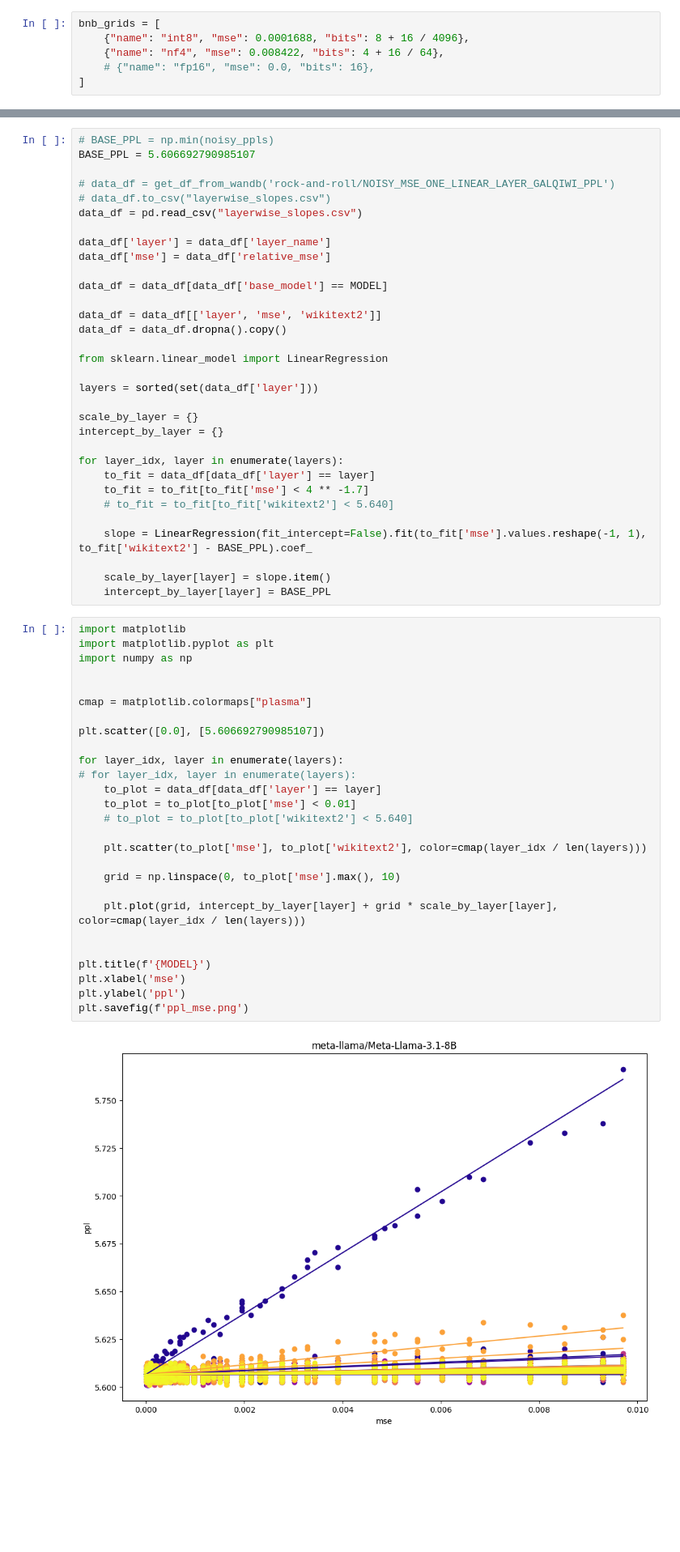
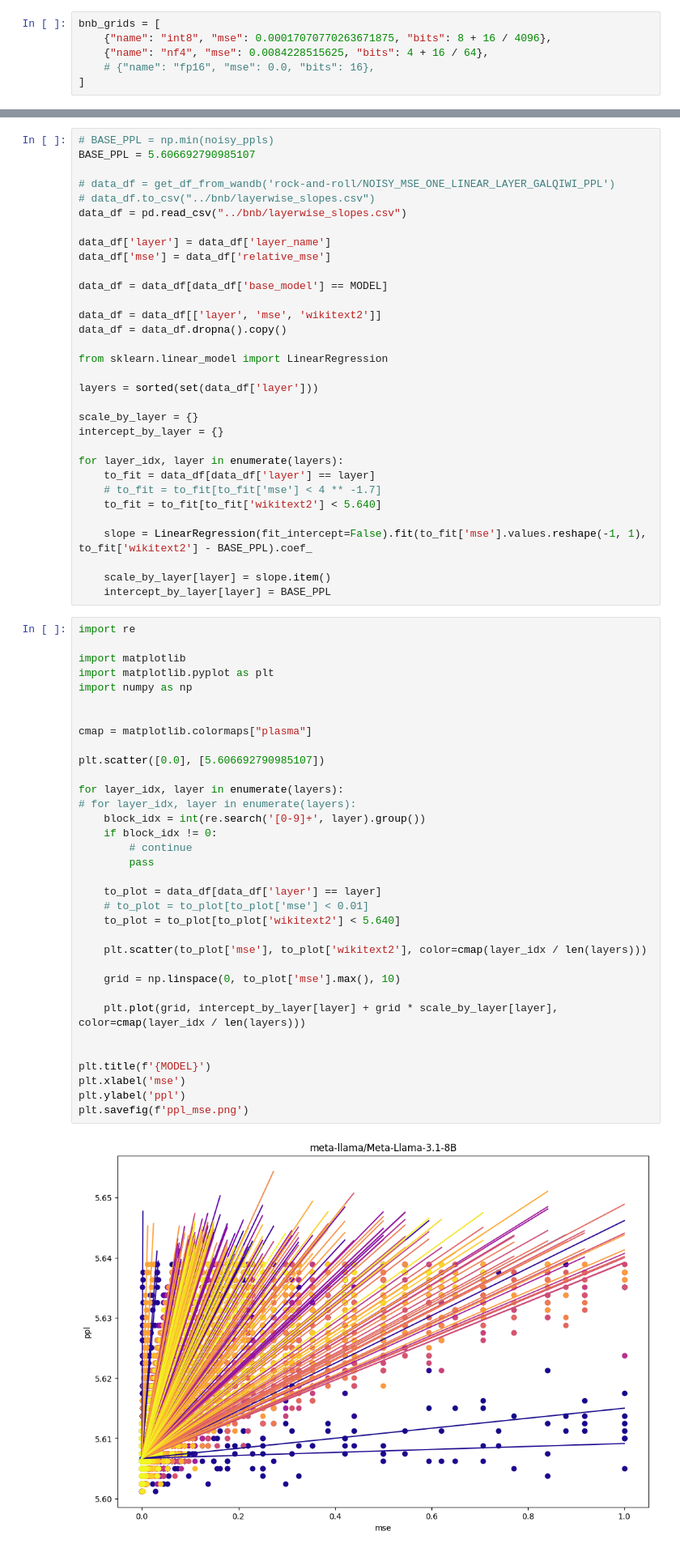
Before and after one commit to galqiwi/linear-layer-compression, a Jupyter notebook: Andrei/gptq/plots.ipynb, the cells around one changed output, grey strips where cells are left out. Shown at 81% size. Drawn from its saved outputs; the diff is of its cells as text; blank space fills up the shorter version.

Commit message:
Plots match

```diff
--- a/Andrei/gptq/plots.ipynb
+++ b/Andrei/gptq/plots.ipynb
@@ -408,8 +413,8 @@ with torch.no_grad():
     ]
 # %%
 bnb_grids = [
-    {"name": "int8", "mse": 0.0001688, "bits": 8 + 16 / 4096},
-    {"name": "nf4", "mse": 0.008422, "bits": 4 + 16 / 64},
+    {"name": "int8", "mse": 0.00017070770263671875, "bits": 8 + 16 / 4096},
+    {"name": "nf4", "mse": 0.0084228515625, "bits": 4 + 16 / 64},
     # {"name": "fp16", "mse": 0.0, "bits": 16},
 ]
 # %%
@@ -1068,8 +987,8 @@ data_df
 BASE_PPL = 5.606692790985107
 
 # data_df = get_df_from_wandb('rock-and-roll/NOISY_MSE_ONE_LINEAR_LAYER_GALQIWI_PPL')
-# data_df.to_csv("layerwise_slopes.csv")
-data_df = pd.read_csv("layerwise_slopes.csv")
+# data_df.to_csv("../bnb/layerwise_slopes.csv")
+data_df = pd.read_csv("../bnb/layerwise_slopes.csv")
 
 data_df['layer'] = data_df['layer_name']
 data_df['mse'] = data_df['relative_mse']
@@ -1088,42 +1007,49 @@ intercept_by_layer = {}
 
 for layer_idx, layer in enumerate(layers):
     to_fit = data_df[data_df['layer'] == layer]
-    to_fit = to_fit[to_fit['mse'] < 4 ** -1.7]
-    # to_fit = to_fit[to_fit['wikitext2'] < 5.640]
+    # to_fit = to_fit[to_fit['mse'] < 4 ** -1.7]
+    to_fit = to_fit[to_fit['wikitext2'] < 5.640]
 
     slope = LinearRegression(fit_intercept=False).fit(to_fit['mse'].values.reshape(-1, 1), to_fit['wikitext2'] - BASE_PPL).coef_
 
     scale_by_layer[layer] = slope.item()
     intercept_by_layer[layer] = BASE_PPL
 # %%
+import re
+
 import matplotlib
 import matplotlib.pyplot as plt
 import numpy as np
 
 
 cmap = matplotlib.colormaps["plasma"]
 
 plt.scatter([0.0], [5.606692790985107])
 
 for layer_idx, layer in enumerate(layers):
 # for layer_idx, layer in enumerate(layers):
+    block_idx = int(re.search('[0-9]+', layer).group())
+    if block_idx != 0:
+        # continue
+        pass
+
     to_plot = data_df[data_df['layer'] == layer]
-    to_plot = to_plot[to_plot['mse'] < 0.01]
-    # to_plot = to_plot[to_plot['wikitext2'] < 5.640]
+    # to_plot = to_plot[to_plot['mse'] < 0.01]
+    to_plot = to_plot[to_plot['wikitext2'] < 5.640]
 
     plt.scatter(to_plot['mse'], to_plot['wikitext2'], color=cmap(layer_idx / len(layers)))
 
     grid = np.linspace(0, to_plot['mse'].max(), 10)
 
     plt.plot(grid, intercept_by_layer[layer] + grid * scale_by_layer[layer], color=cmap(layer_idx / len(layers)))
 
 
 plt.title(f'{MODEL}')
 plt.xlabel('mse')
 plt.ylabel('ppl')
 plt.savefig(f'ppl_mse.png')
 # %% [output]
-[figure, old version]
+[figure, new version]
 # %%
 total_params = 32 * (4096 * (2 * 4096 + 2 * 4096 * 8 / 32) + 3 * 4096 * 14336)
 
```
Also changed, not shown: parts of 18 cells of this notebook.
